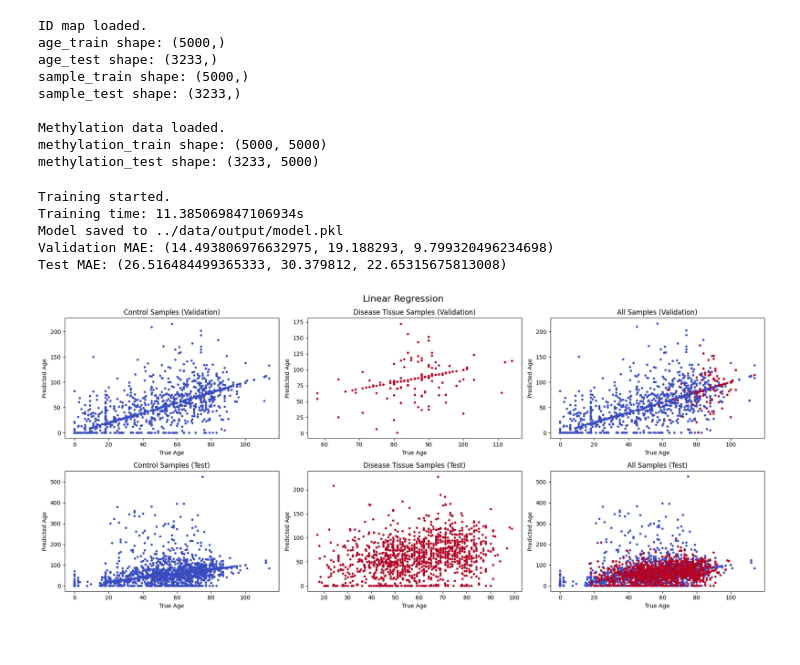
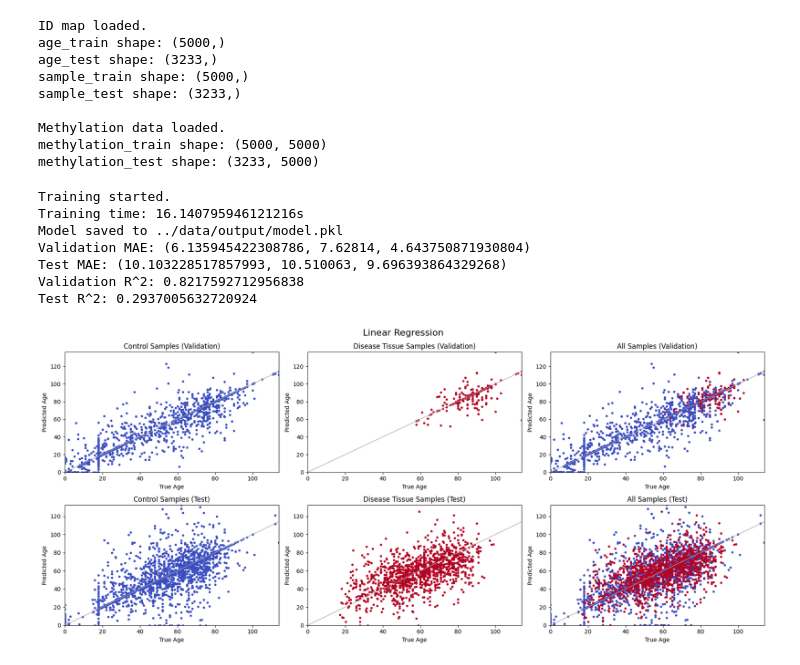
Before and after one commit to praneethuppari/cs4824_project, a Jupyter notebook: src/linear_regression.ipynb, the cells around one changed output. Cells and saved outputs as stored; diff of their text form; code cells hidden in the pictures.

Commit message:
Models

```diff
--- a/src/linear_regression.ipynb
+++ b/src/linear_regression.ipynb
@@ -166,12 +166,13 @@ feature_size = methylation_train.shape[1]
 # %%
 import time
 import pickle
+from sklearn.metrics import r2_score
 
 # Train new model
 train_model = True
 
 # Model path
-model = '../data/output/model.pkl'
+model = '../data/output/lin_reg.pkl'
 
 if train_model:
     # Train data
@@ -202,15 +203,24 @@ age_test_pred = pred_model.predict(test_data)
 age_test_eval = evaluate_ml(evaluation_mode, age_test, age_test_pred, sample_test)
 print(f'Test {evaluation_mode}: {age_test_eval}')
 
+# Calculate R^2 values
+r2_valid = r2_score(age_valid, age_valid_pred)
+r2_test = r2_score(age_test, age_test_pred)
+
+print(f'Validation R^2: {r2_valid}')
+print(f'Test R^2: {r2_test}')
+
 # Post-processing to ensure age >= 0
 age_valid_pred[age_valid_pred < 0] = 0
 age_test_pred[age_test_pred < 0] = 0
 # %% [output]
 Training started.
-Training time: 11.385069847106934s
+Training time: 16.140795946121216s
 Model saved to ../data/output/model.pkl
-Validation MAE: (14.493806976632975, 19.188293, 9.799320496234698)
-Test MAE: (26.516484499365333, 30.379812, 22.65315675813008)
+Validation MAE: (6.135945422308786, 7.62814, 4.643750871930804)
+Test MAE: (10.103228517857993, 10.510063, 9.696393864329268)
+Validation R^2: 0.8217592712956838
+Test R^2: 0.2937005632720924
 # %%
 import matplotlib.pyplot as plt
 
@@ -228,39 +238,65 @@ fig, axes = plt.subplots(2, 3, figsize=(18, 8))
 # Set title
 plt.suptitle("Linear Regression", fontsize=16)
 
+# Prediction line
+def plot_perfect_prediction_line(ax):
+    x = ax.get_xlim()
+    y = ax.get_ylim()
+    min_val = 0
+    max_val = max(x[1], y[1])
+    ax.plot([min_val, max_val], [min_val, max_val], '-', color='darkgray', linewidth=1.0)
+
 # Plot the graphs for the validation set
 axes[0, 0].scatter(age_valid[control_valid_mask], age_valid_pred[control_valid_mask], marker='.', c='#3a4dc0')
+plot_perfect_prediction_line(axes[0, 0])
+axes[0, 0].set_xlim(left=min(age_valid), right=max(age_valid))
+axes[0, 0].set_ylim(bottom=min(age_valid_pred), top=max(age_valid_pred))
 axes[0, 0].set_xlabel('True Age')
 axes[0, 0].set_ylabel('Predicted Age')
 axes[0, 0].set_title('Control Samples (Validation)')
 
 axes[0, 1].scatter(age_valid[disease_valid_mask], age_valid_pred[disease_valid_mask], marker='.', c='#b40326')
+plot_perfect_prediction_line(axes[0, 1])
+axes[0, 1].set_xlim(left=min(age_valid), right=max(age_valid))
+axes[0, 1].set_ylim(bottom=min(age_valid_pred), top=max(age_valid_pred))
 axes[0, 1].set_xlabel('True Age')
 axes[0, 1].set_ylabel('Predicted Age')
 axes[0, 1].set_title('Disease Tissue Samples (Validation)')
 
 axes[0, 2].scatter(age_valid, age_valid_pred, marker='.', c=sample_type_valid, cmap=plt.cm.coolwarm)
+plot_perfect_prediction_line(axes[0, 2])
+axes[0, 2].set_xlim(left=min(age_valid), right=max(age_valid))
+axes[0, 2].set_ylim(bottom=min(age_valid_pred), top=max(age_valid_pred))
 axes[0, 2].set_xlabel('True Age')
 axes[0, 2].set_ylabel('Predicted Age')
 axes[0, 2].set_title('All Samples (Validation)')
 
 # Plot the graphs for the test set
 axes[1, 0].scatter(age_test[control_test_mask], age_test_pred[control_test_mask], marker='.', c='#3a4dc0')
+plot_perfect_prediction_line(axes[1, 0])
+axes[1, 0].set_xlim(left=min(age_test), right=max(age_test))
+axes[1, 0].set_ylim(bottom=min(age_test_pred), top=max(age_test_pred))
 axes[1, 0].set_xlabel('True Age')
 axes[1, 0].set_ylabel('Predicted Age')
 axes[1, 0].set_title('Control Samples (Test)')
 
 axes[1, 1].scatter(age_test[disease_test_mask], age_test_pred[disease_test_mask], marker='.', c='#b40326')
+plot_perfect_prediction_line(axes[1, 1])
+axes[1, 1].set_xlim(left=min(age_test), right=max(age_test))
+axes[1, 1].set_ylim(bottom=min(age_test_pred), top=max(age_test_pred))
 axes[1, 1].set_xlabel('True Age')
 axes[1, 1].set_ylabel('Predicted Age')
 axes[1, 1].set_title('Disease Tissue Samples (Test)')
 
 axes[1, 2].scatter(age_test, age_test_pred, marker='.', c=sample_test, cmap=plt.cm.coolwarm)
+plot_perfect_prediction_line(axes[1, 2])
+axes[1, 2].set_xlim(left=min(age_test), right=max(age_test))
+axes[1, 2].set_ylim(bottom=min(age_test_pred), top=max(age_test_pred))
 axes[1, 2].set_xlabel('True Age')
 axes[1, 2].set_ylabel('Predicted Age')
 axes[1, 2].set_title('All Samples (Test)')
 
 plt.tight_layout()
 plt.show()
 # %% [output]
-[figure, old version]
+[figure, new version]
```
Also changed, not shown: parts of 1 cell of this notebook, 2 other files.
